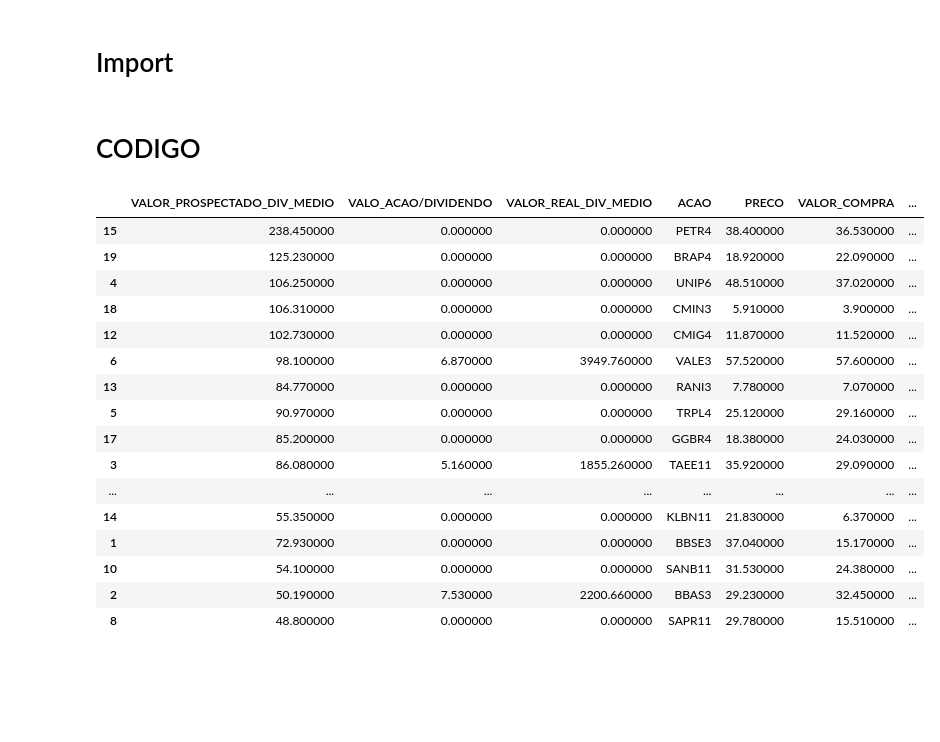
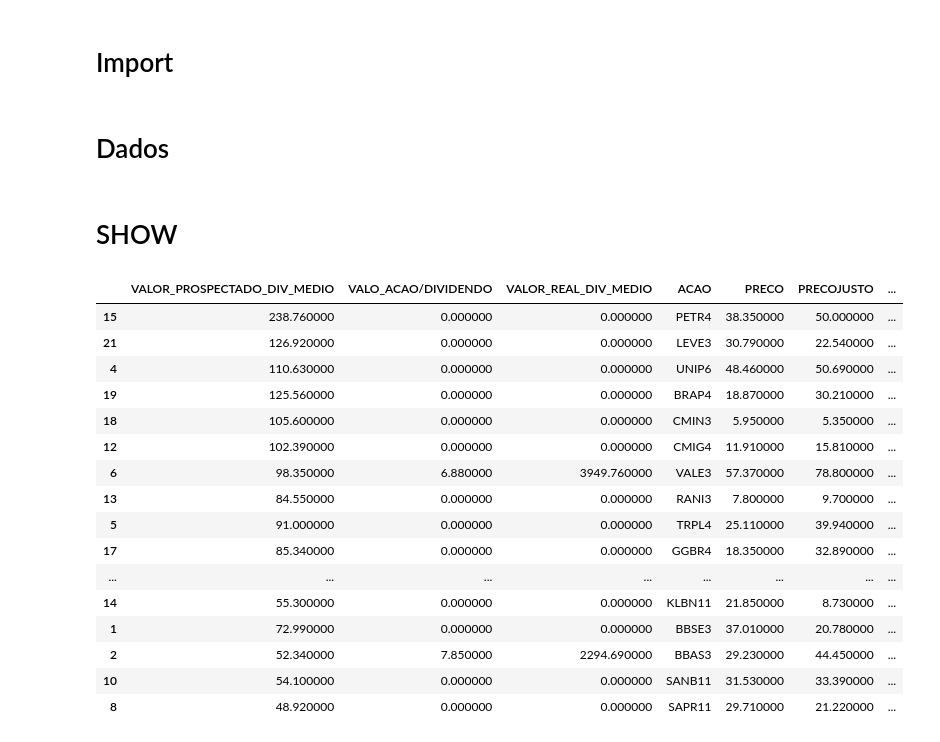
Before and after one commit to NickMuniz0/workspace, a Jupyter notebook: Python/ANALISE DE DADOS/ACOES/AçõesNovo4.ipynb, the cells around one changed output. Saved outputs shown, nothing was run; the diff lists cells and outputs as text; code cells hidden in the pictures; blank space fills up the shorter version.

```diff
--- a/Python/ANALISE DE DADOS/ACOES/AçõesNovo4.ipynb
+++ b/Python/ANALISE DE DADOS/ACOES/AçõesNovo4.ipynb
@@ -89,7 +89,7 @@ import numpy as np
 import matplotlib.pyplot as plt
 from IPython.display import HTML, display
 # %% [markdown]
-# CODIGO
+# Dados
 # %%
 
 
@@ -106,7 +106,7 @@ class ACAO():
 
     def start(self):
         pd.reset_option('max_columns')
-        df =pd.DataFrame([],columns=['VALOR_PROSPECTADO_DIV_MEDIO','VALO_ACAO/DIVIDENDO','VALOR_REAL_DIV_MEDIO','ACAO','PRECO','VALOR_COMPRA','PRECOJUSTO','PRECOTETO_10','DIV.MEDIO','P/L','LPA','P/VP','P/ToSales12','EV/EBITDA','EV/REVENUE','VARIACAO'])
+        df =pd.DataFrame([],columns=['VALOR_PROSPECTADO_DIV_MEDIO','VALO_ACAO/DIVIDENDO','VALOR_REAL_DIV_MEDIO','ACAO','PRECO','PRECOJUSTO','PRECOTETO_10','DIV.MEDIO','P/L','LPA','P/VP','P/ToSales12','EV/EBITDA','EV/REVENUE','VARIACAO'])
         for x,y in enumerate(self.ativos):
             self.get_dados(x,y,df)
         df = df.sort_values(['EV/EBITDA','EV/REVENUE','P/ToSales12','P/VP'], ascending=[True,True,True,True])
@@ -129,7 +129,6 @@ class ACAO():
         df.loc[index,'PRECO']=aapl.info['currentPrice']
         df.loc[index,'VARIACAO']= round(aapl.info['52WeekChange']*100,2) if "52WeekChange" in aapl.info else 0.0
         df.loc[index,'PRECOJUSTO']= round(preco_justo,2)
-        df.loc[index,'VALOR_COMPRA']= round(preco_justo*0.73,2)
         df.loc[index,'DIV.MEDIO']=round(float(dividendo_medio_5),2)
         df.loc[index,'VALOR_PROSPECTADO_DIV_MEDIO'] =   round((self.quantidade_de_acao_prospectada/aapl.info['currentPrice']) * dividendo_medio_5,2)
         df.loc[index,'VALOR_REAL_DIV_MEDIO']=round(self.carteira[index]*dividendo_medio_5,2)
@@ -205,7 +204,9 @@ CARTEIRA = {
     "BRSR6":0,
     "GGBR4":0,
     "CMIN3":0,
-    "BRAP4":0
+    "BRAP4":0,
+    "CPFE3":0,
+    "LEVE3":0
 }
 
 
@@ -219,36 +220,38 @@ valor = 1000
 valor_prospectado = valor
 valor_disponivel = valor #float(input("Digite Valor Total Disponivel: "))
 df = ACAO(valor_prospectado,ACOES,VALORES,valor_disponivel).start()
+# %% [markdown]
+# SHOW
 # %%
 def valida_acao(x):
-              compra = 'background-color:green ;color:back'
+              compra = 'background-color:green ;color:white'
               atencao = 'background-color:yellow ;color:back'
               venda =  'background-color:blue ;color:white'
 
               default=''
-              if x['PRECO']-x['VALOR_COMPRA']<=0 and  x['EV/EBITDA']<=10.0 and x['P/ToSales12']<=10.0 and x['PRECO'] - x['PRECOTETO_10'] >= -10.00 and x['PRECO'] - x['PRECOTETO_10'] < 0.00 :
+              if  x['EV/EBITDA']<=10.0 and x['P/ToSales12']<=10.0 and x['PRECO'] - x['PRECOTETO_10'] >= -10.00 and x['PRECO'] - x['PRECOTETO_10'] < 0.00 and x['VARIACAO']<=0 :
                   return [compra,compra,compra,compra,compra,compra]
-              if x['PRECO']-x['VALOR_COMPRA']<=0 and  x['EV/EBITDA']<=10.0 and x['P/ToSales12']<=10.0 and x['PRECO'] - x['PRECOTETO_10'] >= 0.00 and x['PRECO'] - x['PRECOTETO_10'] < 2.00 :
+              if  x['EV/EBITDA']<=10.0 and x['P/ToSales12']<=10.0 and x['PRECO'] - x['PRECOTETO_10'] >= 0.00 and x['PRECO'] - x['PRECOTETO_10'] < 2.00 :
                   return [atencao,atencao,atencao,atencao,atencao,atencao]
-              if x['PRECO']-x['VALOR_COMPRA']<=0 and  x['EV/EBITDA']<=10.0 and x['P/ToSales12']<=10.0 and x['PRECO'] - x['PRECOTETO_10'] >= 2.00 :
+              if  x['EV/EBITDA']<=10.0 and x['P/ToSales12']<=10.0 and x['PRECO'] - x['PRECOTETO_10'] >= 2.00 and x['VARIACAO']>=0 :
                   return [venda,venda,venda,venda,venda,venda]
               return [default,default,default,default,default,default]
-df.style.apply(valida_acao,subset=['ACAO','PRECO','VALOR_COMPRA','EV/EBITDA','P/ToSales12','PRECOTETO_10'],axis=1)
+df.style.apply(valida_acao,subset=['ACAO','PRECO','EV/EBITDA','P/ToSales12','PRECOTETO_10','VARIACAO'],axis=1)
 # %% [output]
-|  | VALOR_PROSPECTADO_DIV_MEDIO | VALO_ACAO/DIVIDENDO | VALOR_REAL_DIV_MEDIO | ACAO | PRECO | VALOR_COMPRA | ... |
-| 15 | 238.450000 | 0.000000 | 0.000000 | PETR4 | 38.400000 | 36.530000 | ... |
-| 19 | 125.230000 | 0.000000 | 0.000000 | BRAP4 | 18.920000 | 22.090000 | ... |
-| 4 | 106.250000 | 0.000000 | 0.000000 | UNIP6 | 48.510000 | 37.020000 | ... |
-| 18 | 106.310000 | 0.000000 | 0.000000 | CMIN3 | 5.910000 | 3.900000 | ... |
-| 12 | 102.730000 | 0.000000 | 0.000000 | CMIG4 | 11.870000 | 11.520000 | ... |
-| 6 | 98.100000 | 6.870000 | 3949.760000 | VALE3 | 57.520000 | 57.600000 | ... |
-| 13 | 84.770000 | 0.000000 | 0.000000 | RANI3 | 7.780000 | 7.070000 | ... |
-| 5 | 90.970000 | 0.000000 | 0.000000 | TRPL4 | 25.120000 | 29.160000 | ... |
-| 17 | 85.200000 | 0.000000 | 0.000000 | GGBR4 | 18.380000 | 24.030000 | ... |
-| 3 | 86.080000 | 5.160000 | 1855.260000 | TAEE11 | 35.920000 | 29.090000 | ... |
+|  | VALOR_PROSPECTADO_DIV_MEDIO | VALO_ACAO/DIVIDENDO | VALOR_REAL_DIV_MEDIO | ACAO | PRECO | PRECOJUSTO | ... |
+| 15 | 238.760000 | 0.000000 | 0.000000 | PETR4 | 38.350000 | 50.000000 | ... |
+| 21 | 126.920000 | 0.000000 | 0.000000 | LEVE3 | 30.790000 | 22.540000 | ... |
+| 4 | 110.630000 | 0.000000 | 0.000000 | UNIP6 | 48.460000 | 50.690000 | ... |
+| 19 | 125.560000 | 0.000000 | 0.000000 | BRAP4 | 18.870000 | 30.210000 | ... |
+| 18 | 105.600000 | 0.000000 | 0.000000 | CMIN3 | 5.950000 | 5.350000 | ... |
+| 12 | 102.390000 | 0.000000 | 0.000000 | CMIG4 | 11.910000 | 15.810000 | ... |
+| 6 | 98.350000 | 6.880000 | 3949.760000 | VALE3 | 57.370000 | 78.800000 | ... |
+| 13 | 84.550000 | 0.000000 | 0.000000 | RANI3 | 7.800000 | 9.700000 | ... |
+| 5 | 91.000000 | 0.000000 | 0.000000 | TRPL4 | 25.110000 | 39.940000 | ... |
+| 17 | 85.340000 | 0.000000 | 0.000000 | GGBR4 | 18.350000 | 32.890000 | ... |
 | ... | ... | ... | ... | ... | ... | ... | ... |
-| 14 | 55.350000 | 0.000000 | 0.000000 | KLBN11 | 21.830000 | 6.370000 | ... |
-| 1 | 72.930000 | 0.000000 | 0.000000 | BBSE3 | 37.040000 | 15.170000 | ... |
-| 10 | 54.100000 | 0.000000 | 0.000000 | SANB11 | 31.530000 | 24.380000 | ... |
-| 2 | 50.190000 | 7.530000 | 2200.660000 | BBAS3 | 29.230000 | 32.450000 | ... |
-| 8 | 48.800000 | 0.000000 | 0.000000 | SAPR11 | 29.780000 | 15.510000 | ... |
+| 14 | 55.300000 | 0.000000 | 0.000000 | KLBN11 | 21.850000 | 8.730000 | ... |
+| 1 | 72.990000 | 0.000000 | 0.000000 | BBSE3 | 37.010000 | 20.780000 | ... |
+| 2 | 52.340000 | 7.850000 | 2294.690000 | BBAS3 | 29.230000 | 44.450000 | ... |
+| 10 | 54.100000 | 0.000000 | 0.000000 | SANB11 | 31.530000 | 33.390000 | ... |
+| 8 | 48.920000 | 0.000000 | 0.000000 | SAPR11 | 29.710000 | 21.220000 | ... |
```
